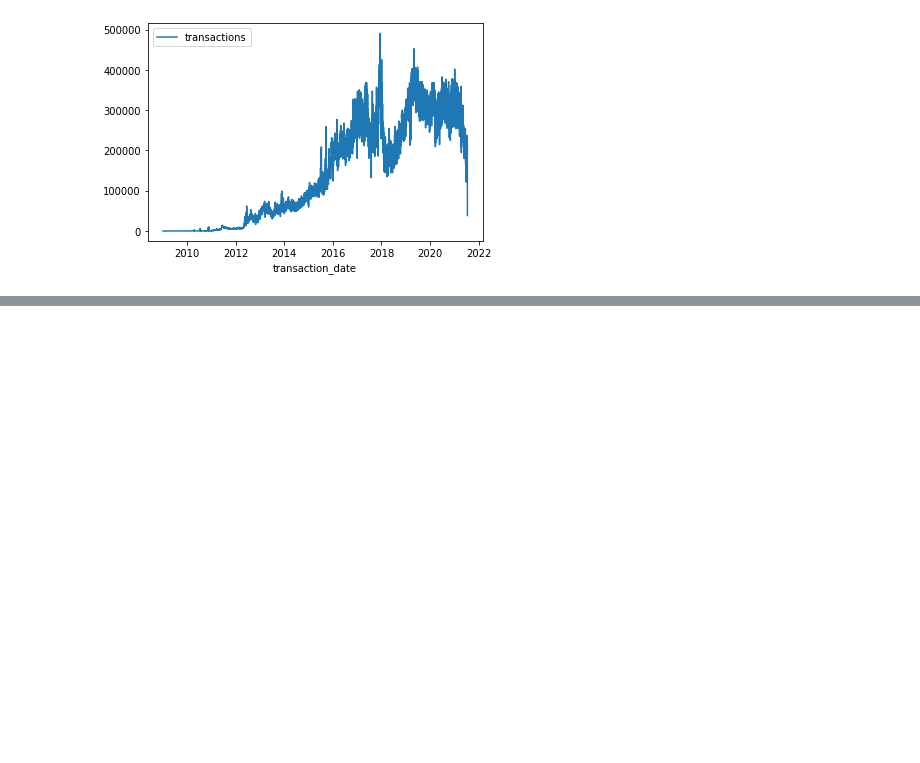
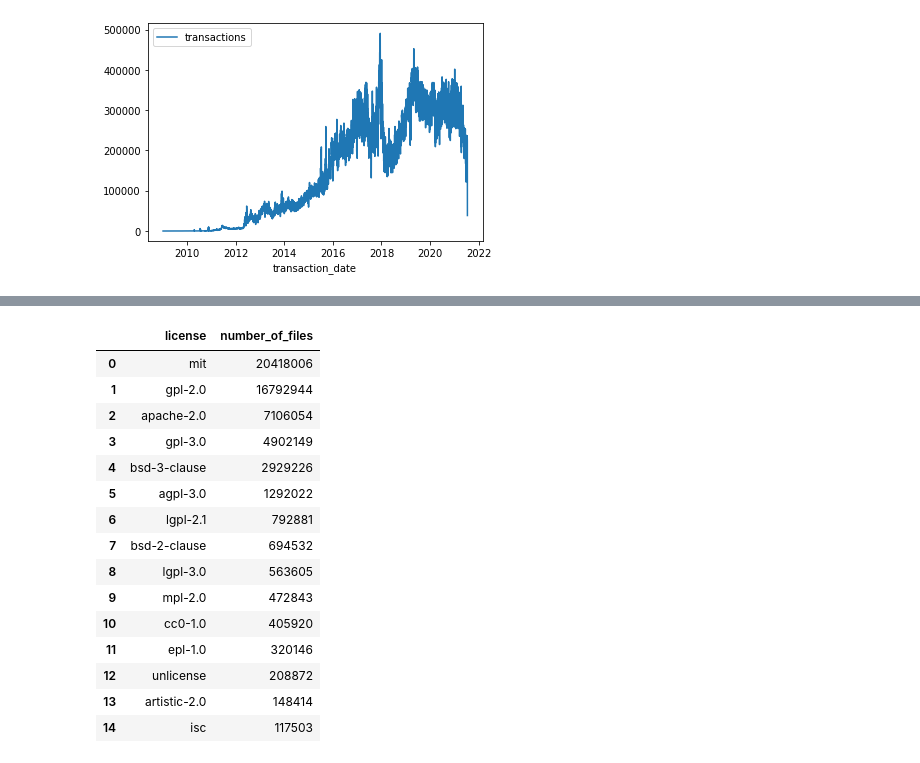
Before and after one commit to NehaP92/Coding_Practice, a Jupyter notebook: SQL/kaggle-sql-kaggle-kernel.ipynb, the cells around one changed output, grey strips where cells are left out. Cells and saved outputs as stored; diff of their text form; code cells hidden in the pictures; blank space fills up the shorter version.

Commit message:
Kaggle SQL Joins

```diff
--- a/SQL/kaggle-sql-kaggle-kernel.ipynb
+++ b/SQL/kaggle-sql-kaggle-kernel.ipynb
@@ -348,0 +380,31 @@ transactions_by_date.set_index('transaction_date').plot()
+# %%
+query = """SELECT L.license, COUNT(1) AS number_of_files
+           FROM `bigquery-public-data.github_repos.sample_files` AS sf
+           INNER JOIN `bigquery-public-data.github_repos.licenses` AS L
+           ON sf.repo_name = L.repo_name
+           GROUP BY L.license
+           ORDER BY number_of_files DESC"""
+
+safe_config = bigquery.QueryJobConfig(maximum_bytes_billed = 10**10)
+query_job = client.query(query,job_config=safe_config)
+
+file_count_by_license = query_job.to_dataframe()
+
+file_count_by_license
+# %% [output]
+|  | license | number_of_files |
+| 0 | mit | 20418006 |
+| 1 | gpl-2.0 | 16792944 |
+| 2 | apache-2.0 | 7106054 |
+| 3 | gpl-3.0 | 4902149 |
+| 4 | bsd-3-clause | 2929226 |
+| 5 | agpl-3.0 | 1292022 |
+| 6 | lgpl-2.1 | 792881 |
+| 7 | bsd-2-clause | 694532 |
+| 8 | lgpl-3.0 | 563605 |
+| 9 | mpl-2.0 | 472843 |
+| 10 | cc0-1.0 | 405920 |
+| 11 | epl-1.0 | 320146 |
+| 12 | unlicense | 208872 |
+| 13 | artistic-2.0 | 148414 |
+| 14 | isc | 117503 |
```
Also changed, not shown: parts of 4 cells of this notebook.
